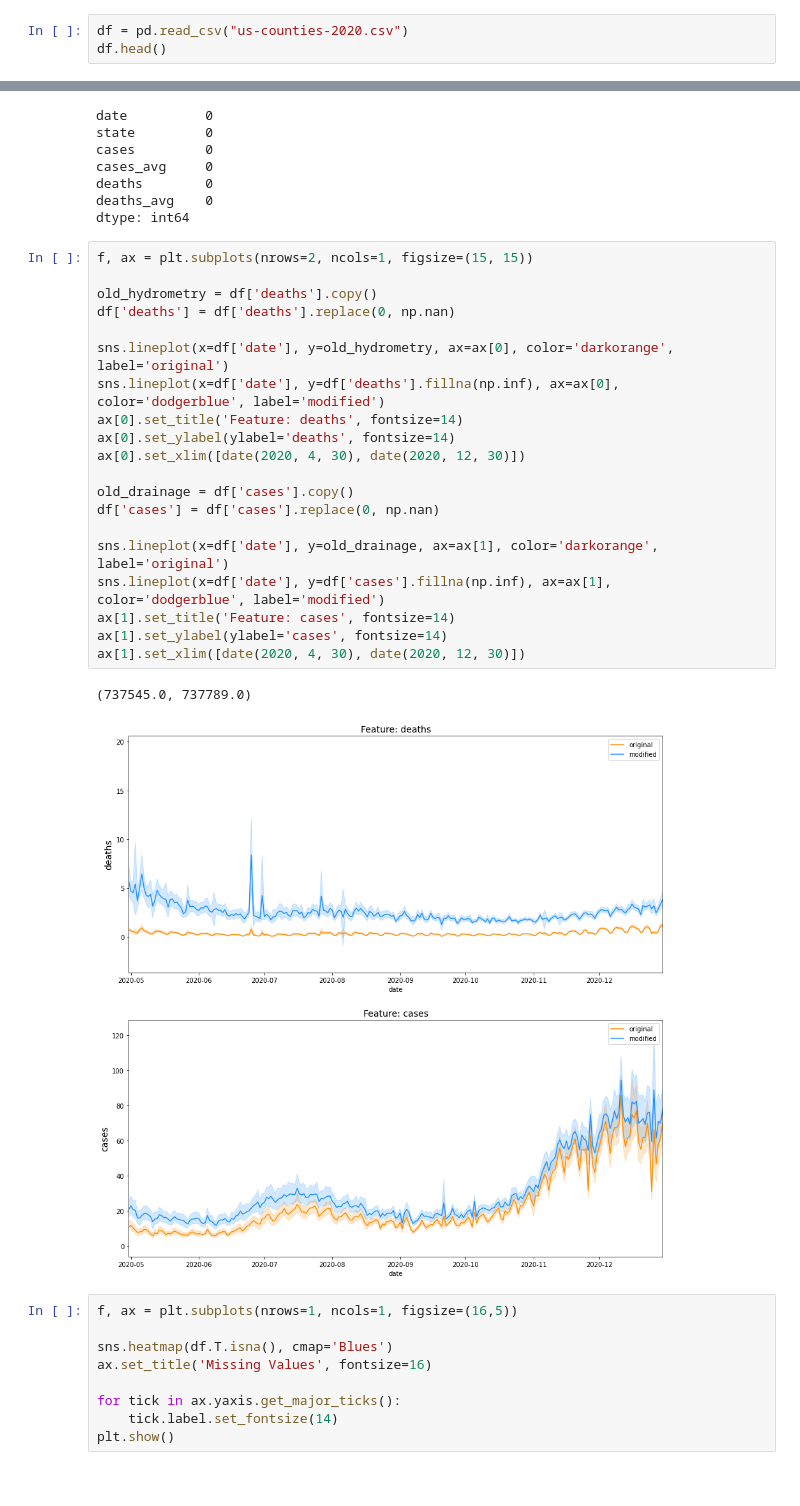
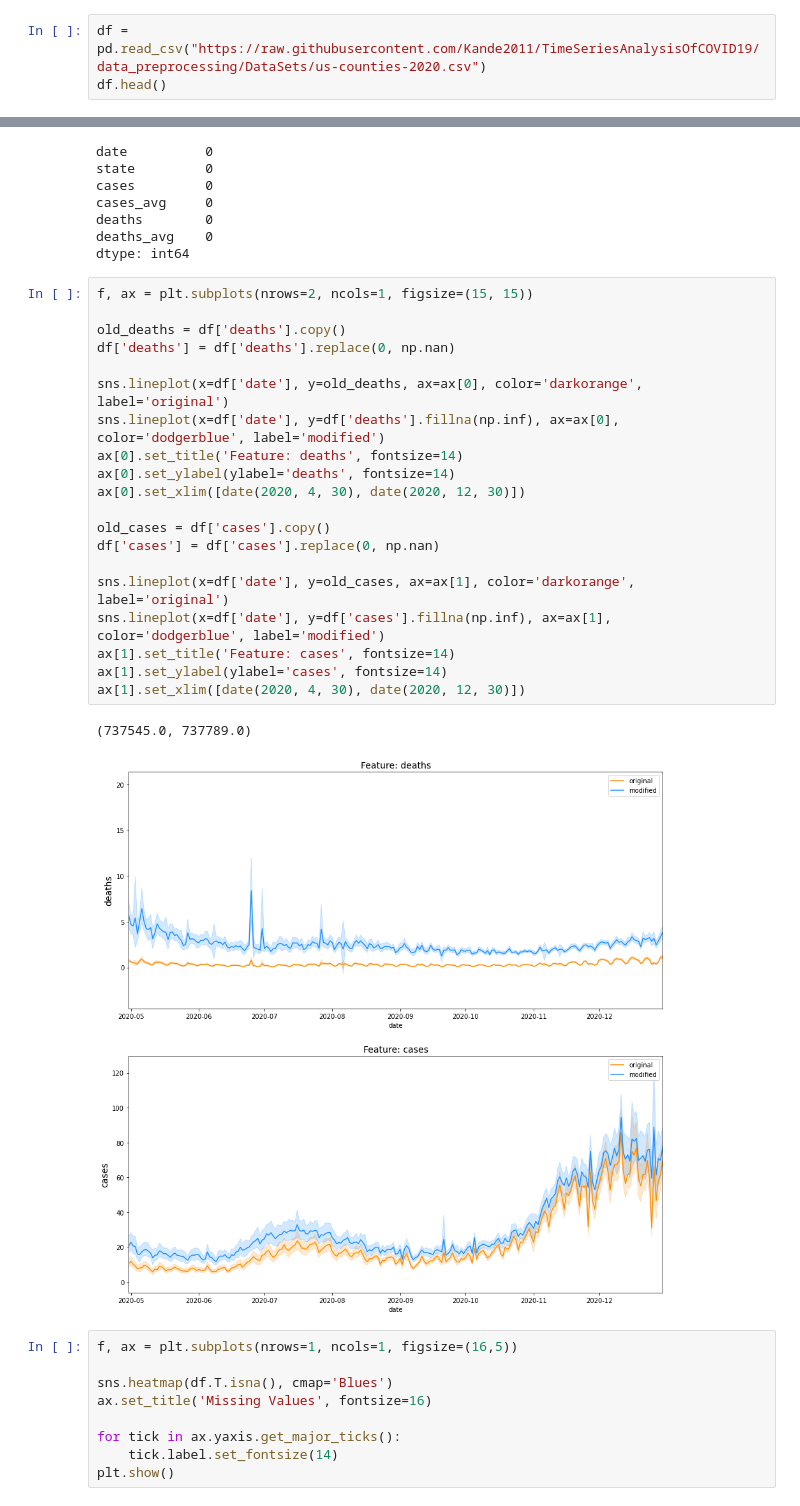
Before and after one commit to SravaniKatlaganti/TimeSeriesAnalysisOfCOVID19, a Jupyter notebook: Covid19.ipynb, the cells around one changed output, grey strips where cells are left out. Saved outputs shown, nothing was run; the diff lists cells and outputs as text.

```diff
--- a/Covid19.ipynb
+++ b/Covid19.ipynb
@@ -19,7 +21,7 @@ warnings.filterwarnings('ignore')
 
 np.random.seed(7)
 # %%
-df = pd.read_csv("us-counties-2020.csv")
+df = pd.read_csv("https://raw.githubusercontent.com/Kande2011/TimeSeriesAnalysisOfCOVID19/data_preprocessing/DataSets/us-counties-2020.csv")
 df.head()
 # %% [output]
 |  | date | geoid | county | state | cases | cases_avg | cases_avg_per_100k | deaths | deaths_avg | ... |
@@ -100,26 +110,26 @@ dtype: int64
 # %%
 f, ax = plt.subplots(nrows=2, ncols=1, figsize=(15, 15))
 
-old_hydrometry = df['deaths'].copy()
+old_deaths = df['deaths'].copy()
 df['deaths'] = df['deaths'].replace(0, np.nan)
 
-sns.lineplot(x=df['date'], y=old_hydrometry, ax=ax[0], color='darkorange', label='original')
+sns.lineplot(x=df['date'], y=old_deaths, ax=ax[0], color='darkorange', label='original')
 sns.lineplot(x=df['date'], y=df['deaths'].fillna(np.inf), ax=ax[0], color='dodgerblue', label='modified')
 ax[0].set_title('Feature: deaths', fontsize=14)
 ax[0].set_ylabel(ylabel='deaths', fontsize=14)
 ax[0].set_xlim([date(2020, 4, 30), date(2020, 12, 30)])
 
-old_drainage = df['cases'].copy()
+old_cases = df['cases'].copy()
 df['cases'] = df['cases'].replace(0, np.nan)
 
-sns.lineplot(x=df['date'], y=old_drainage, ax=ax[1], color='darkorange', label='original')
+sns.lineplot(x=df['date'], y=old_cases, ax=ax[1], color='darkorange', label='original')
 sns.lineplot(x=df['date'], y=df['cases'].fillna(np.inf), ax=ax[1], color='dodgerblue', label='modified')
 ax[1].set_title('Feature: cases', fontsize=14)
 ax[1].set_ylabel(ylabel='cases', fontsize=14)
 ax[1].set_xlim([date(2020, 4, 30), date(2020, 12, 30)])
 # %% [output]
 (737545.0, 737789.0)
-[figure, old version]
+[figure, new version]
 # %%
 f, ax = plt.subplots(nrows=1, ncols=1, figsize=(16,5))
 
```
Also changed, not shown: parts of 53 cells of this notebook.
